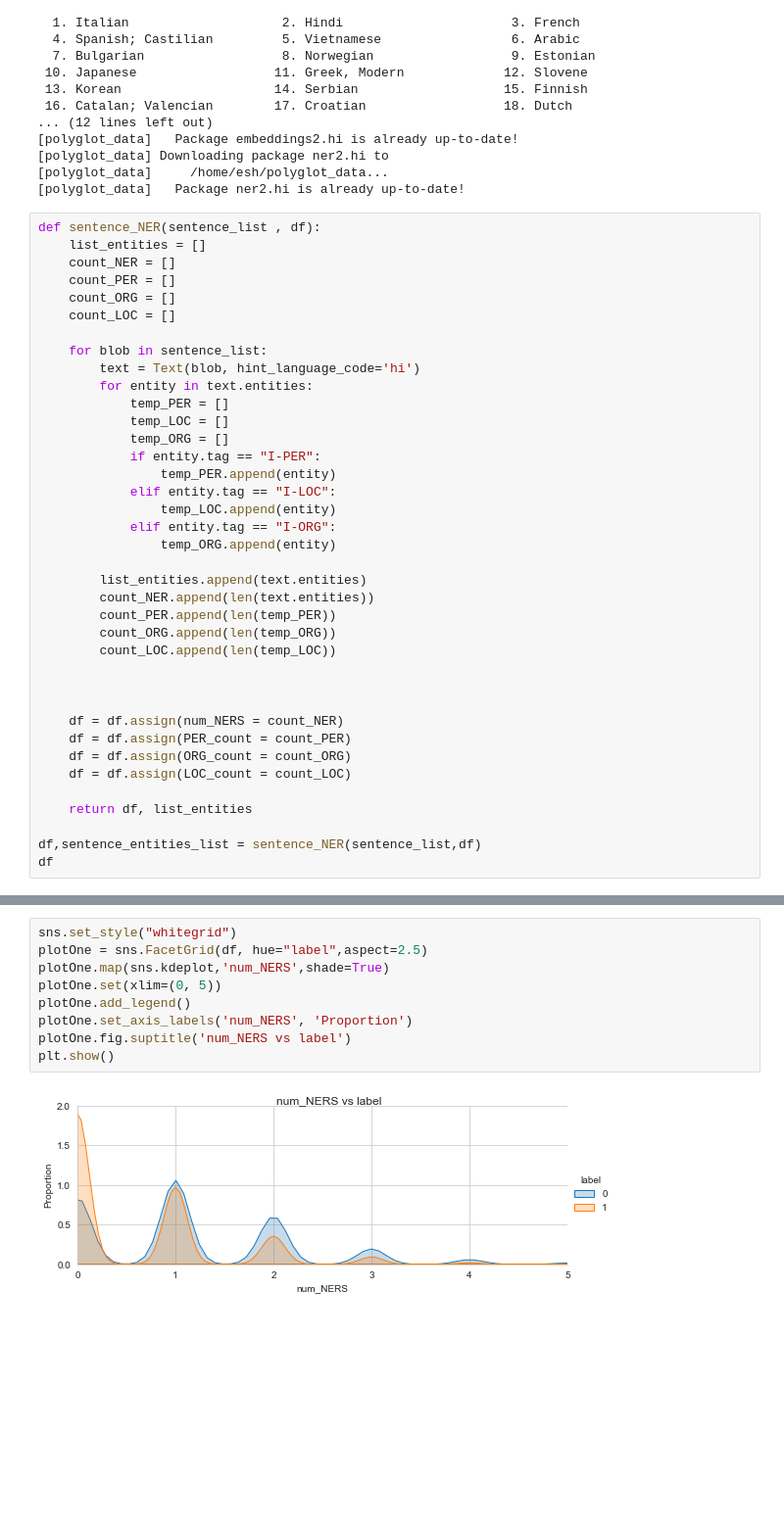
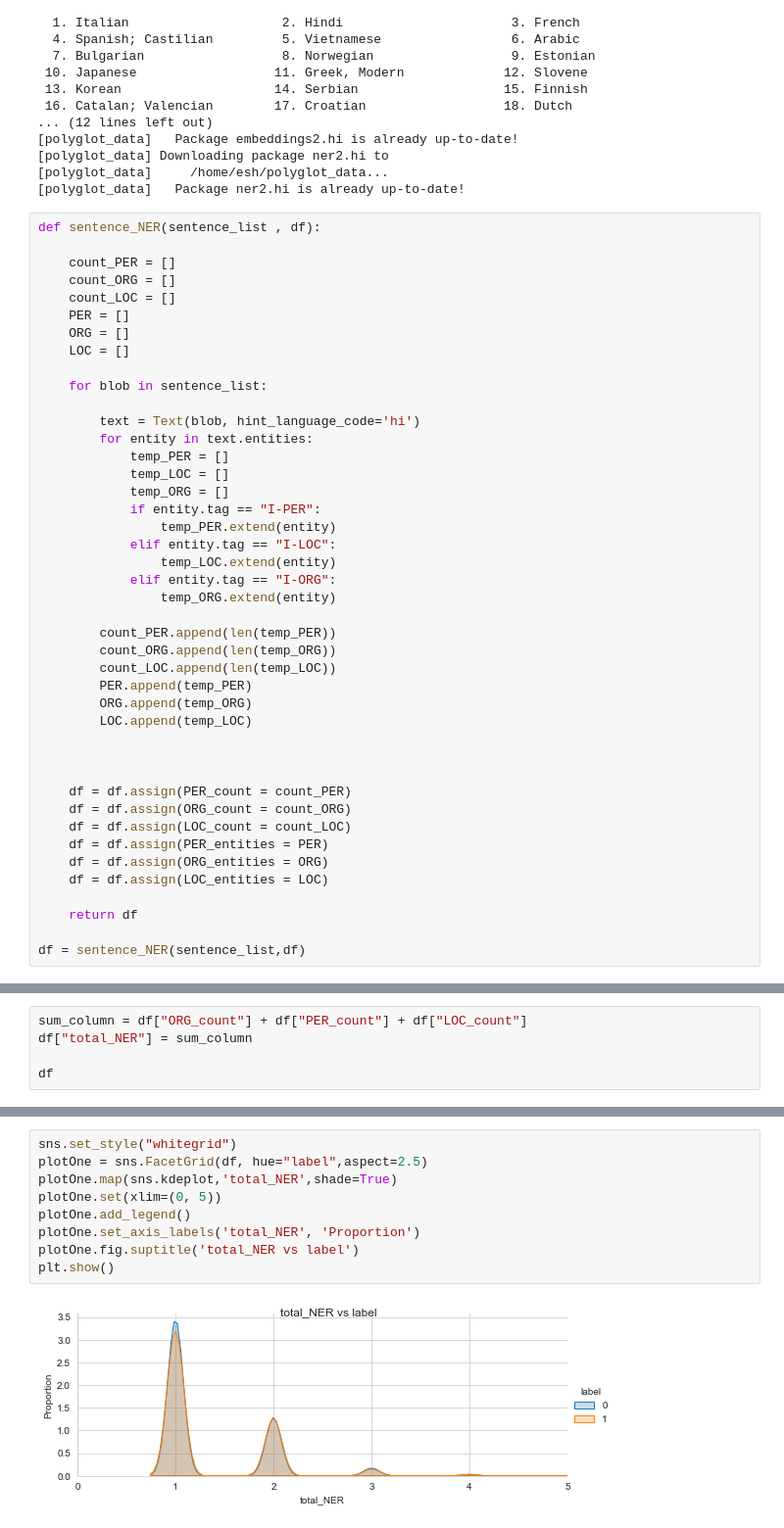
Before and after one commit to esh04/Clickbait-Identification, a Jupyter notebook: Clickbait.ipynb, the cells around one changed output, grey strips where cells are left out. Shown: that part at 98% size. Cells and saved outputs as stored; diff of their text form; blank space fills up the shorter version.

```diff
--- a/Clickbait.ipynb
+++ b/Clickbait.ipynb
@@ -333,39 +333,44 @@ Requirement already satisfied: pycld2 in /home/esh/.local/lib/python3.8/site-pac
 [polyglot_data]   Package ner2.hi is already up-to-date!
 # %%
 def sentence_NER(sentence_list , df):
-    list_entities = []
-    count_NER = []
+
     count_PER = []
     count_ORG = []
     count_LOC = []
+    PER = []
+    ORG = []
+    LOC = []
 
     for blob in sentence_list:
+
         text = Text(blob, hint_language_code='hi')
         for entity in text.entities:
             temp_PER = []
             temp_LOC = []
             temp_ORG = []
             if entity.tag == "I-PER":
-                temp_PER.append(entity)
+                temp_PER.extend(entity)
             elif entity.tag == "I-LOC":
-                temp_LOC.append(entity)
+                temp_LOC.extend(entity)
             elif entity.tag == "I-ORG":
-                temp_ORG.append(entity)
+                temp_ORG.extend(entity)
 
-        list_entities.append(text.entities)
-        count_NER.append(len(text.entities))
         count_PER.append(len(temp_PER))
         count_ORG.append(len(temp_ORG))
         count_LOC.append(len(temp_LOC))
+        PER.append(temp_PER)
+        ORG.append(temp_ORG)
+        LOC.append(temp_LOC)
 
 
 
-    df = df.assign(num_NERS = count_NER)
     df = df.assign(PER_count = count_PER)
     df = df.assign(ORG_count = count_ORG)
     df = df.assign(LOC_count = count_LOC)
+    df = df.assign(PER_entities = PER)
+    df = df.assign(ORG_entities = ORG)
+    df = df.assign(LOC_entities = LOC)
 
-    return df, list_entities
+    return df
 
-df,sentence_entities_list = sentence_NER(sentence_list,df)
-df
+df = sentence_NER(sentence_list,df)
@@ -385,0 +377,5 @@ df
+# %%
+sum_column = df["ORG_count"] + df["PER_count"] + df["LOC_count"]
+df["total_NER"] = sum_column
+
+df
@@ -386,14 +396,14 @@ df
 # %%
 sns.set_style("whitegrid")
 plotOne = sns.FacetGrid(df, hue="label",aspect=2.5)
-plotOne.map(sns.kdeplot,'num_NERS',shade=True)
+plotOne.map(sns.kdeplot,'total_NER',shade=True)
 plotOne.set(xlim=(0, 5))
 plotOne.add_legend()
-plotOne.set_axis_labels('num_NERS', 'Proportion')
-plotOne.fig.suptitle('num_NERS vs label')
+plotOne.set_axis_labels('total_NER', 'Proportion')
+plotOne.fig.suptitle('total_NER vs label')
 plt.show()
 # %% [output]
-[figure, old version]
+[figure, new version]
 # %%
 sns.set_style("whitegrid")
 plotOne = sns.FacetGrid(df, hue="label",aspect=3.5)
```
Also changed, not shown: parts of 5 cells of this notebook.
